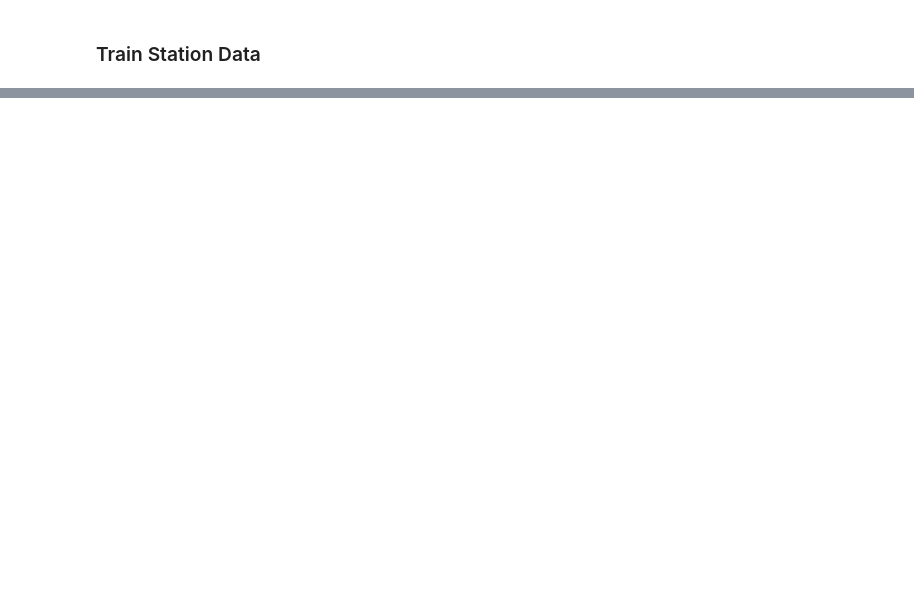
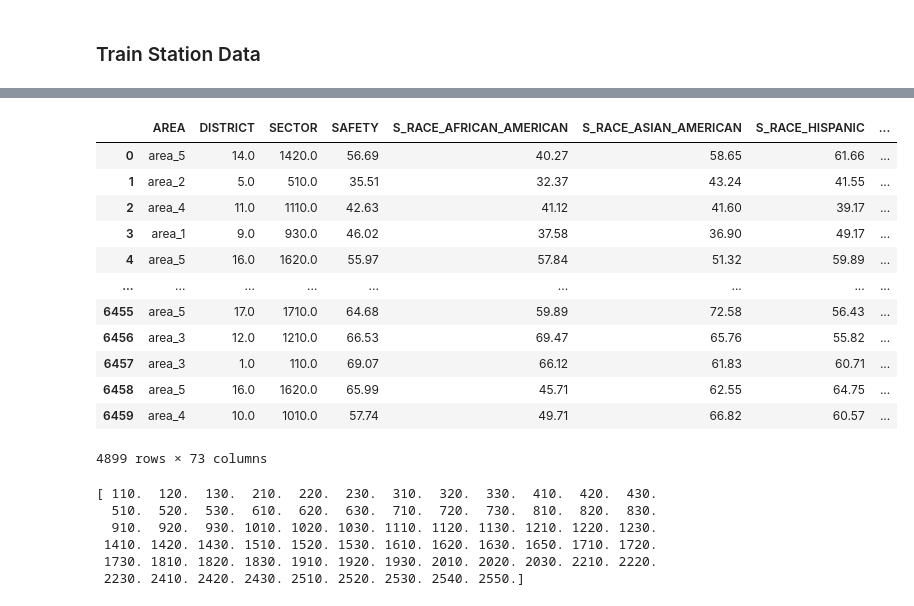
Before and after one commit to echestnut22/Crime-Analysis, a Jupyter notebook: Data Cleaning:Aggregating Notebooks/Joining_Datasets.ipynb, the cells around one changed output, grey strips where cells are left out. Drawn from its saved outputs; the diff is of its cells as text; code cells hidden in the pictures; blank space fills up the shorter version.

```diff
--- a/Data Cleaning:Aggregating Notebooks/Joining_Datasets.ipynb
+++ b/Data Cleaning:Aggregating Notebooks/Joining_Datasets.ipynb
@@ -256,3 +138,38 @@ len(average_train_stats['Community Area'].unique())
 merged_crime_df = pd.merge(merged_crime_df, average_train_stats, how='left', on=['Community Area','Year_Month'])
 # %%
 #merged_crime_df.to_csv('merged_crime_df.csv',index=False)
+# %%
+file_path = '/Users/ericchestnut/Documents/Data Science Class /Project/Cleaned Data/Police_Sentiment_Scores.csv'
+
+police_df = pd.read_csv(file_path)
+# %%
+police_df = police_df.dropna(subset=['SECTOR'])
+police_df
+# %% [output]
+|  | AREA | DISTRICT | SECTOR | SAFETY | S_RACE_AFRICAN_AMERICAN | S_RACE_ASIAN_AMERICAN | S_RACE_HISPANIC | ... |
+| 0 | area_5 | 14.0 | 1420.0 | 56.69 | 40.27 | 58.65 | 61.66 | ... |
+| 1 | area_2 | 5.0 | 510.0 | 35.51 | 32.37 | 43.24 | 41.55 | ... |
+| 2 | area_4 | 11.0 | 1110.0 | 42.63 | 41.12 | 41.60 | 39.17 | ... |
+| 3 | area_1 | 9.0 | 930.0 | 46.02 | 37.58 | 36.90 | 49.17 | ... |
+| 4 | area_5 | 16.0 | 1620.0 | 55.97 | 57.84 | 51.32 | 59.89 | ... |
+| ... | ... | ... | ... | ... | ... | ... | ... | ... |
+| 6455 | area_5 | 17.0 | 1710.0 | 64.68 | 59.89 | 72.58 | 56.43 | ... |
+| 6456 | area_3 | 12.0 | 1210.0 | 66.53 | 69.47 | 65.76 | 55.82 | ... |
+| 6457 | area_3 | 1.0 | 110.0 | 69.07 | 66.12 | 61.83 | 60.71 | ... |
+| 6458 | area_5 | 16.0 | 1620.0 | 65.99 | 45.71 | 62.55 | 64.75 | ... |
+| 6459 | area_4 | 10.0 | 1010.0 | 57.74 | 49.71 | 66.82 | 60.57 | ... |
+4899 rows × 73 columns
+# %%
+unique_sectors = police_df['SECTOR'].unique()
+
+
+sorted_unique_sectors = np.sort(unique_sectors)
+
+print(sorted_unique_sectors)
+# %% [output]
+[ 110.  120.  130.  210.  220.  230.  310.  320.  330.  410.  420.  430.
+  510.  520.  530.  610.  620.  630.  710.  720.  730.  810.  820.  830.
+  910.  920.  930. 1010. 1020. 1030. 1110. 1120. 1130. 1210. 1220. 1230.
+ 1410. 1420. 1430. 1510. 1520. 1530. 1610. 1620. 1630. 1650. 1710. 1720.
+ 1730. 1810. 1820. 1830. 1910. 1920. 1930. 2010. 2020. 2030. 2210. 2220.
+ 2230. 2410. 2420. 2430. 2510. 2520. 2530. 2540. 2550.]
```
Also changed, not shown: parts of 23 cells of this notebook, 2 other files.
